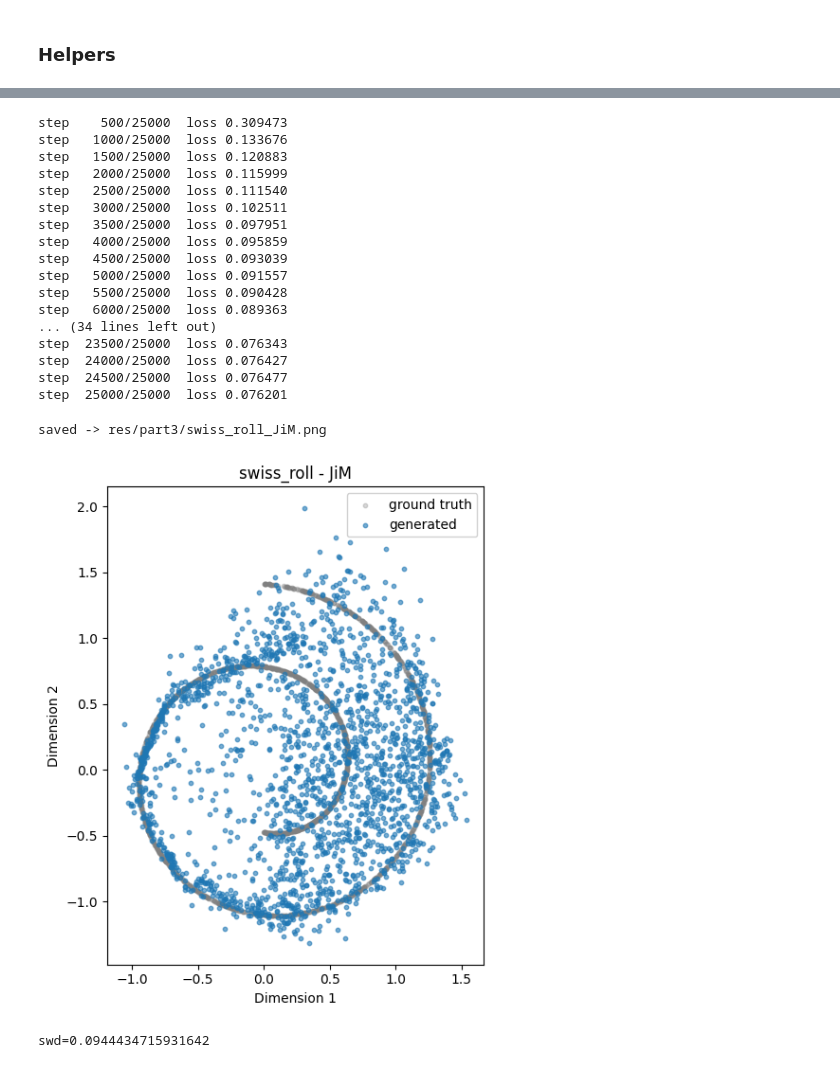
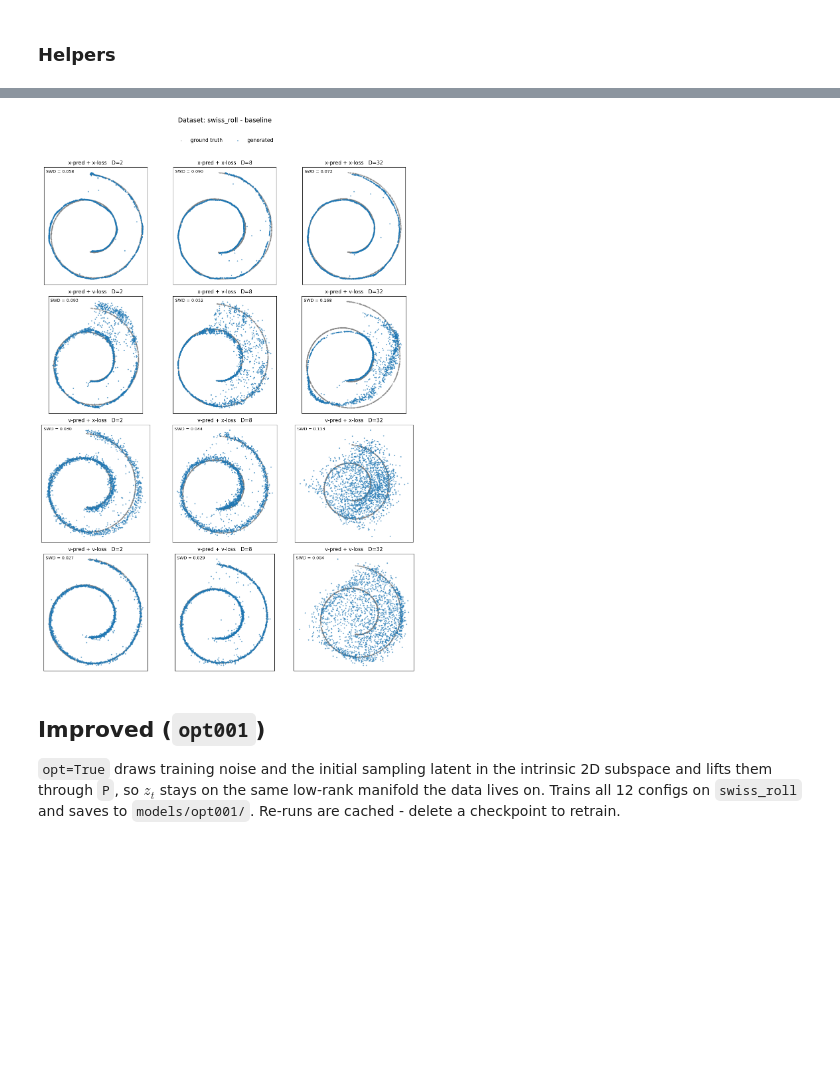
Before and after one commit to arshchawla21/COMP4680-8650-Flowmatching, a Jupyter notebook: part_3.ipynb, the cells around one changed output, grey strips where cells are left out. Cells and saved outputs as stored; diff of their text form; code cells hidden in the pictures; blank space fills up the shorter version.

Commit message:
Run part 3 notebook with opt1

```diff
--- a/part_3.ipynb
+++ b/part_3.ipynb
@@ -16,5 +15,19 @@ import matplotlib.pyplot as plt
 from pathlib import Path
 import numpy as np
 # %%
-OUT_DIR = Path("res/part3")
-OUT_DIR.mkdir(parents=True, exist_ok=True)
+DATASET = "swiss_roll"
+DIMS = (2, 8, 32)
+PRED_LOSS = (("x", "x"), ("x", "v"), ("v", "x"), ("v", "v"))
+
+MODEL_DIR = Path("models")            # baseline (reuse weights trained in Part 2)
+OPT_DIR   = Path("models/opt001")     # optimized run #001 (low-rank noise)
+FIG_DIR   = Path("res/part3")
+for d in (MODEL_DIR, OPT_DIR, FIG_DIR):
+    d.mkdir(parents=True, exist_ok=True)
+
+TRAIN_STEPS = 25000
+STEPS = 50
+BATCH = 1024
+N_GEN = 2048
+
+device = torch.device("cuda" if torch.cuda.is_available() else "cpu")
@@ -74,2 +124,0 @@ def sliced_wasserstein(x, y, n_proj=64, seed=0):
-# %%
-device = torch.device('cuda')
@@ -85,45 +129,13 @@ loss = 'v'
 # %%
-# Dataloader
-dataloader = get_dataloader(name=dataset, dim=D, batch_size=bsz)
-# MLP Model
-model = JiM(hidden_dim=256, D=D)
-model = model.to(device)
-# Optimiser
-opt = optim.Adam(model.parameters(), lr=1e-3)
-# Train
-loss = train_n_steps(model, dataloader, opt, device, train_steps, pred_type=pred, loss_type=loss)
+swds_baseline = plot_grid(
+    DATASET, device,
+    model_dir=MODEL_DIR, opt=False,
+    title_suffix="baseline",
+    save_name=f"{DATASET}_grid_baseline.png",
+)
 # %% [output]
-step    500/25000  loss 0.309473
-step   1000/25000  loss 0.133676
-step   1500/25000  loss 0.120883
-step   2000/25000  loss 0.115999
-step   2500/25000  loss 0.111540
-step   3000/25000  loss 0.102511
-step   3500/25000  loss 0.097951
-step   4000/25000  loss 0.095859
-step   4500/25000  loss 0.093039
-step   5000/25000  loss 0.091557
-step   5500/25000  loss 0.090428
-step   6000/25000  loss 0.089363
-... (34 lines left out)
-step  23500/25000  loss 0.076343
-step  24000/25000  loss 0.076427
-step  24500/25000  loss 0.076477
-step  25000/25000  loss 0.076201
+[figure, added]
-# %%
-# Generate
-gen = generate_samples(model, D, pred, device)
-gt = get_ground_truth(dataset, D)
-
-
-gen2d = project_to_2d(gen, dataset, D)
-gt2d = project_to_2d(gt, dataset, D)
-
-scatter_plot(gen2d, gt2d, title=f"{dataset} - JiM" , save_path=OUT_DIR / f"{dataset}_JiM.png",)
-
-swd = sliced_wasserstein(gen2d, gt2d)
-print(f"swd={swd}")
-# %% [output]
-saved -> res/part3/swiss_roll_JiM.png
-[figure, removed]
-swd=0.0944434715931642
+# %% [markdown]
+## Improved (`opt001`)
+
+`opt=True` draws training noise and the initial sampling latent in the intrinsic 2D subspace and lifts them through `P`, so $z_t$ stays on the same low-rank manifold the data lives on. Trains all 12 configs on `swiss_roll` and saves to `models/opt001/`. Re-runs are cached - delete a checkpoint to retrain.
```
Also changed, not shown: parts of 9 cells of this notebook, 17 other files.
